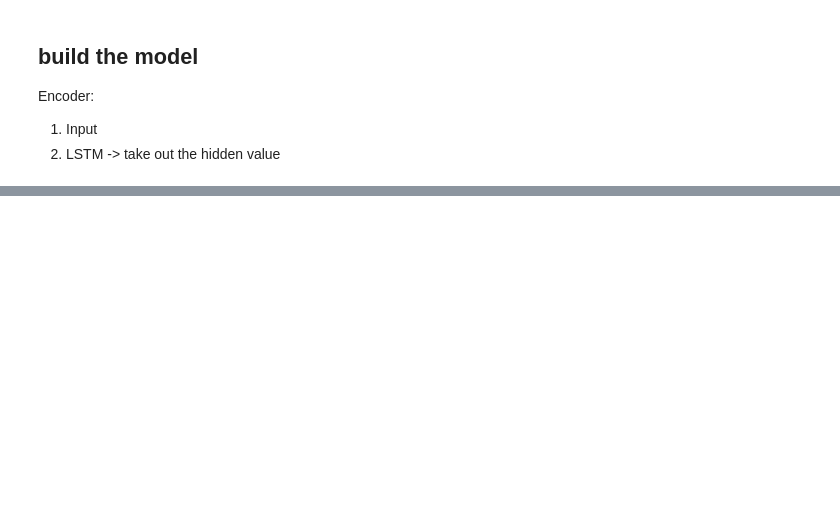
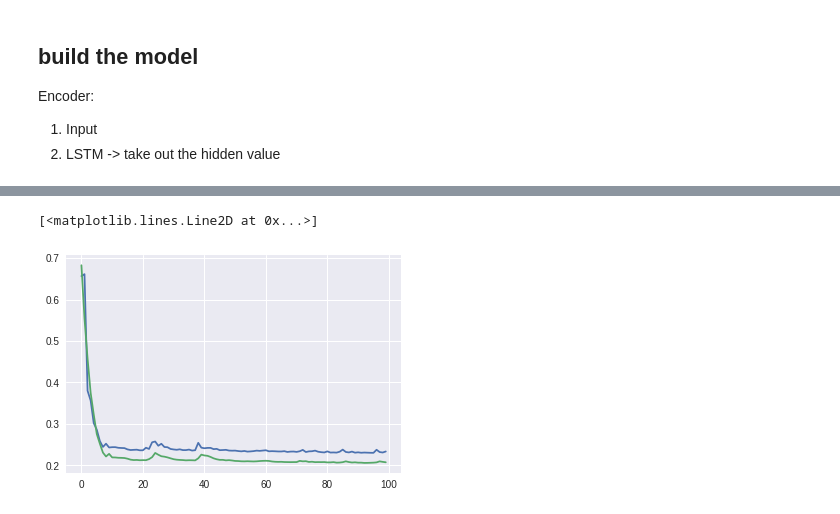
Before and after one commit to DongminWu/MLpractice, a Jupyter notebook: seq2seq_autoencoder.ipynb, the cells around one changed output, grey strips where cells are left out. Saved outputs shown, nothing was run; the diff lists cells and outputs as text; code cells hidden in the pictures; blank space fills up the shorter version.

```diff
--- a/seq2seq_autoencoder.ipynb
+++ b/seq2seq_autoencoder.ipynb
@@ -222,0 +240,7 @@ num_samples = all_data.shape[0]  # Number of samples to train on.
+# %%
+decoder_output_data = all_data.copy().shift(-1, axis=1)
+decoder_output_data.iloc[:,-1]=0
+decoder_output_data = decoder_output_data.astype(int)
+
+det = decoder_output_data.T[10][1:] - decoder_data.T[10][1:]
+det.clip(0,1).sum()
@@ -228,0 +283,34 @@ Encoder:
+# %%
+from keras.optimizers import Adam
+
+# Define an input sequence and process it.
+encoder_inputs = Input(shape=(None, 1))
+encoder = LSTM(latent_dim, return_state=True)
+encoder_outputs, state_h, state_c = encoder(encoder_inputs)
+# We discard `encoder_outputs` and only keep the states.
+encoder_states = [state_h, state_c]
+
+# Set up the decoder, using `encoder_states` as initial state.
+decoder_inputs = Input(shape=(None, 1))
+# We set up our decoder to return full output sequences,
+# and to return internal states as well. We don't use the
+# return states in the training model, but we will use them in inference.
+decoder_lstm = LSTM(latent_dim, return_sequences=True, return_state=True)
+decoder_outputs, _, _ = decoder_lstm(decoder_inputs,
+                                     initial_state=encoder_states)
+decoder_dense = Dense(1, activation='sigmoid')
+decoder_outputs = decoder_dense(decoder_outputs)
+
+# Define the model that will turn
+# `encoder_input_data` & `decoder_input_data` into `decoder_target_data`
+model = Model([encoder_inputs, decoder_inputs], decoder_outputs)
+
+# Run training
+model.compile(optimizer=Adam(), loss='binary_crossentropy')
+train_history = model.fit([r_encoder_data, r_decoder_data], r_decoder_output_data,
+          batch_size=batch_size,
+#           epochs=3,
+          epochs=epochs,
+          validation_split=0.2)
+# Save model
+model.save('s2s.h5')
@@ -228,0 +342,6 @@ Encoder:
+# %%
+plt.plot(train_history.history['val_loss'])
+plt.plot(train_history.history['loss'])
+# %% [output]
+[<matplotlib.lines.Line2D at 0x...>]
+[figure, added]
```
Also changed, not shown: parts of 35 cells of this notebook.
